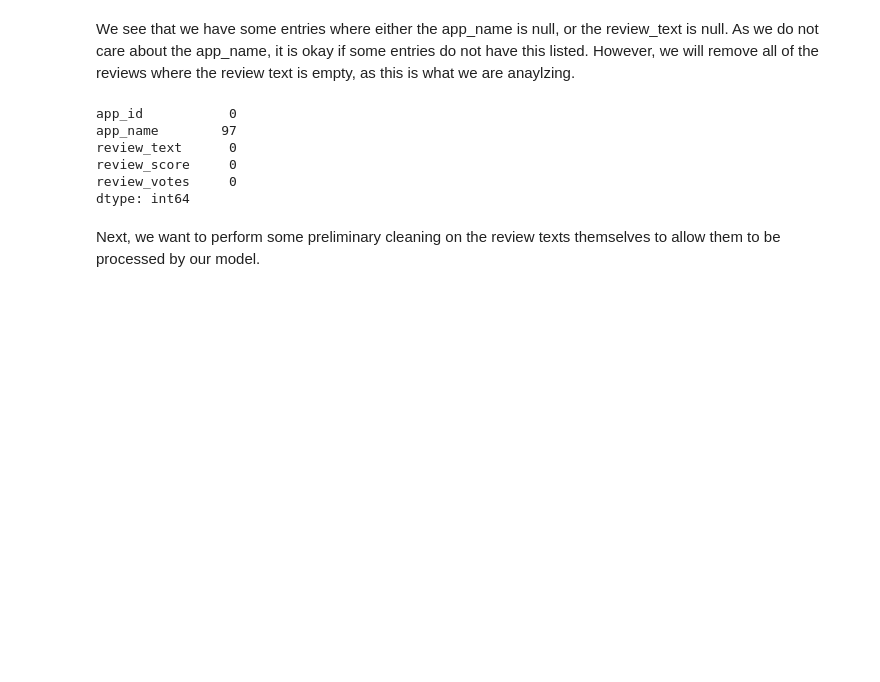
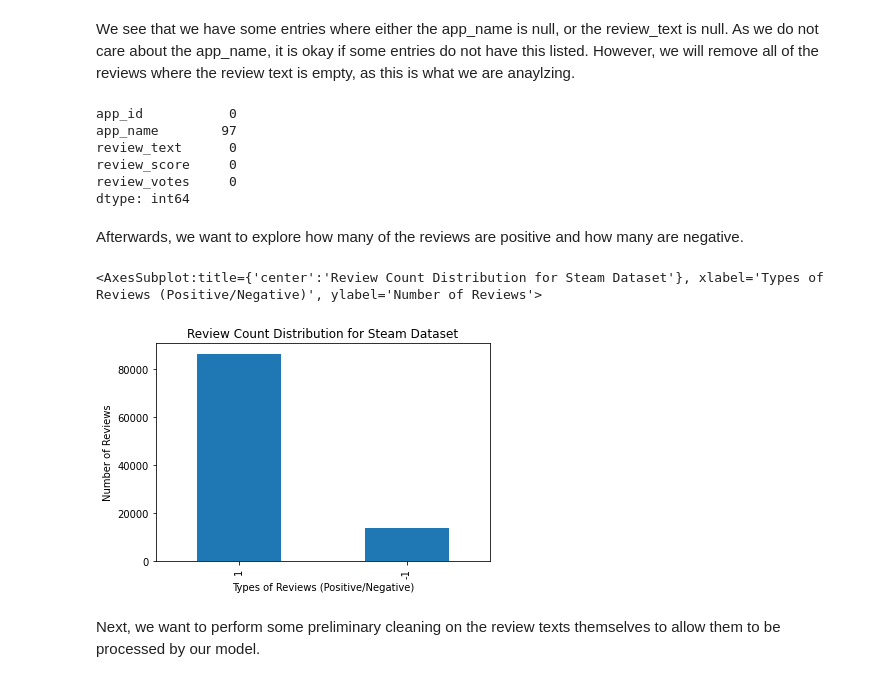
Before and after one commit to lilly-pad/Group025-Sp22, a Jupyter notebook: Checkpoint_group025.ipynb, the cells around one changed output. Saved outputs shown, nothing was run; the diff lists cells and outputs as text; code cells hidden in the pictures; blank space fills up the shorter version.

```diff
--- a/Checkpoint_group025.ipynb
+++ b/Checkpoint_group025.ipynb
@@ -101,6 +101,14 @@ review_text      0
 review_score     0
 review_votes     0
 dtype: int64
+# %% [markdown]
+Afterwards, we want to explore how many of the reviews are positive and how many are negative.
+# %%
+df_steam['review_score'].value_counts()
+df_steam['review_score'].value_counts().plot(kind='bar', xlabel = 'Types of Reviews (Positive/Negative)', ylabel = 'Number of Reviews', title = 'Review Count Distribution for Steam Dataset')
+# %% [output]
+<AxesSubplot:title={'center':'Review Count Distribution for Steam Dataset'}, xlabel='Types of Reviews (Positive/Negative)', ylabel='Number of Reviews'>
+[figure, added]
 # %% [markdown]
 Next, we want to perform some preliminary cleaning on the review texts themselves to allow them to be processed by our model.
 # %%
```
Also changed, not shown: parts of 2 cells of this notebook.
